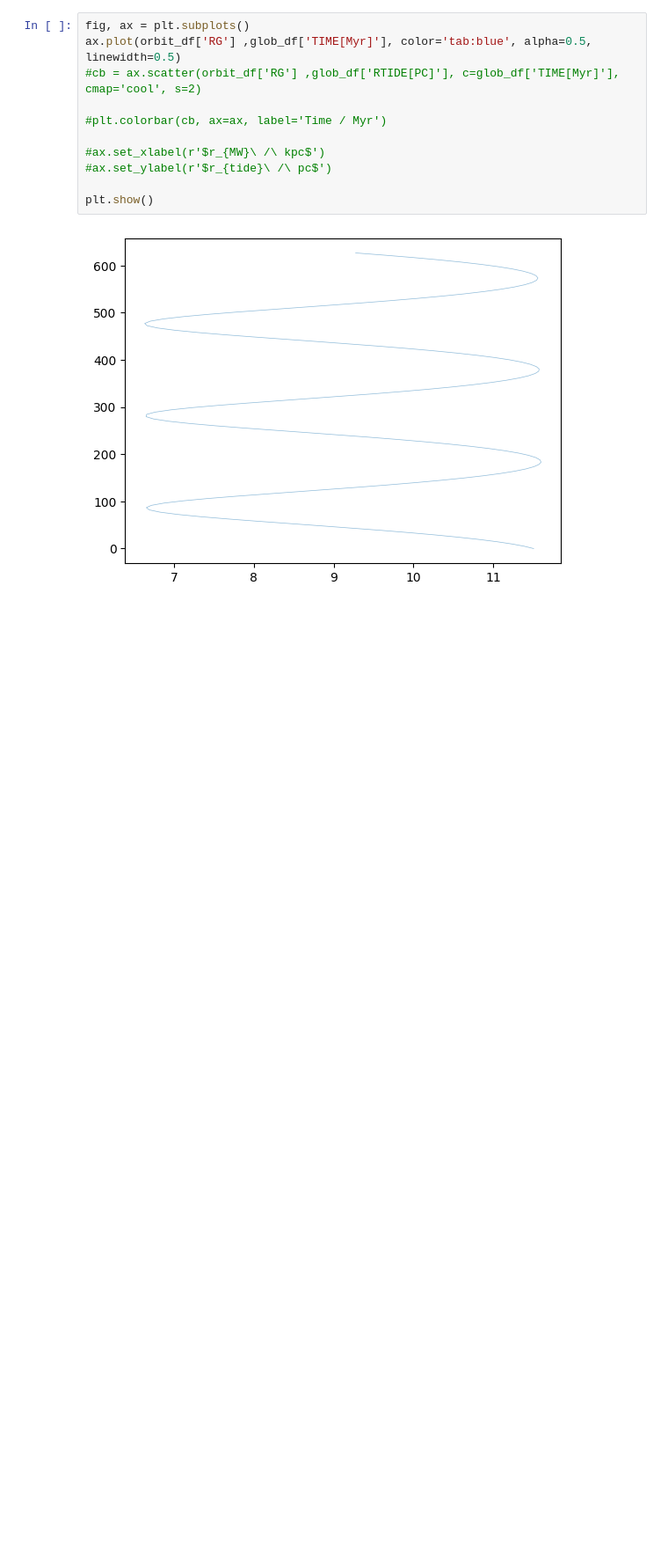
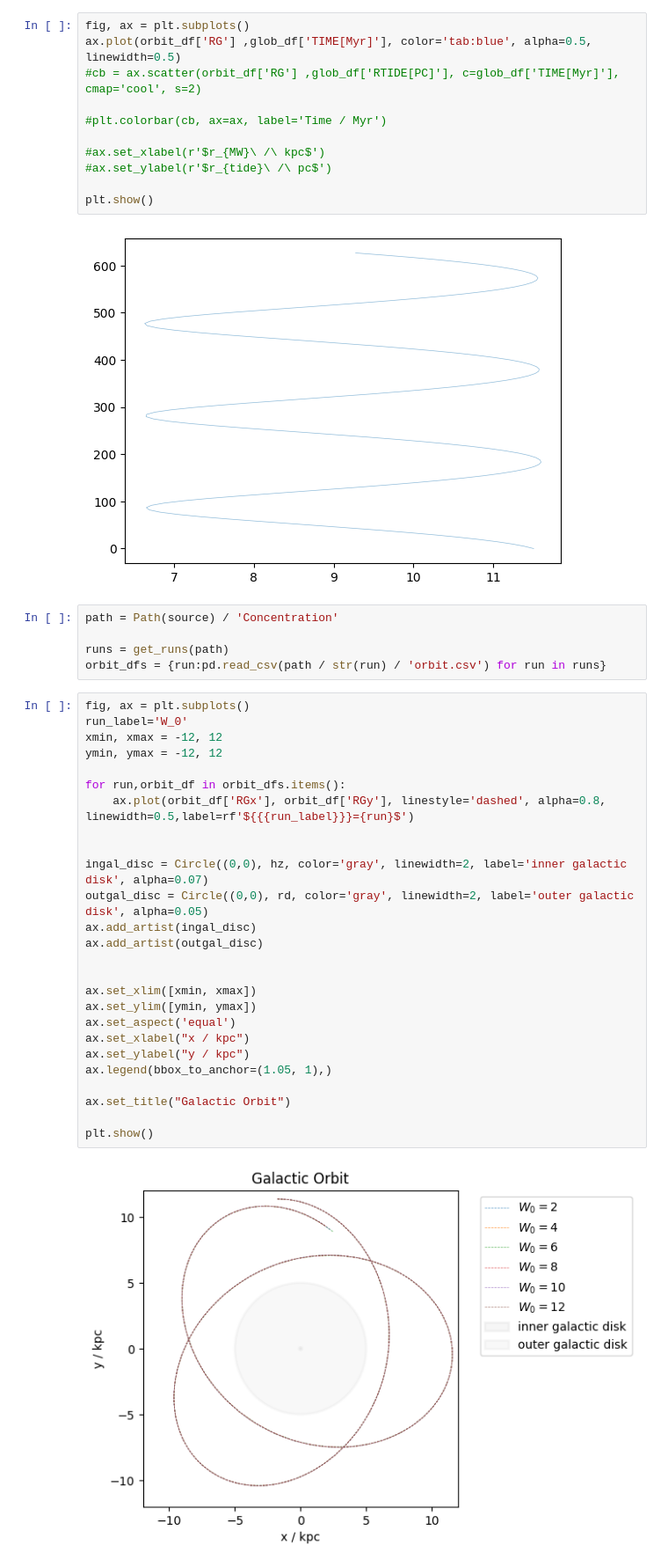
Before and after one commit to RSPicken2/stellar-streams, a Jupyter notebook: OrbitAnalysis.ipynb, the cells around one changed output. Shown at 88% size. Drawn from its saved outputs; the diff is of its cells as text; blank space fills up the shorter version.

Commit message:
Add orbit plots for runs

```diff
--- a/OrbitAnalysis.ipynb
+++ b/OrbitAnalysis.ipynb
@@ -159,3 +162,36 @@ ax.plot(orbit_df['RG'] ,glob_df['TIME[Myr]'], color='tab:blue', alpha=0.5, linew
 plt.show()
 # %% [output]
 [figure]
+# %%
+path = Path(source) / 'Concentration'
+
+runs = get_runs(path)
+orbit_dfs = {run:pd.read_csv(path / str(run) / 'orbit.csv') for run in runs}
+# %%
+fig, ax = plt.subplots()
+run_label='W_0'
+xmin, xmax = -12, 12
+ymin, ymax = -12, 12
+
+for run,orbit_df in orbit_dfs.items():
+    ax.plot(orbit_df['RGx'], orbit_df['RGy'], linestyle='dashed', alpha=0.8, linewidth=0.5,label=rf'${{{run_label}}}={run}$')
+
+
+ingal_disc = Circle((0,0), hz, color='gray', linewidth=2, label='inner galactic disk', alpha=0.07)
+outgal_disc = Circle((0,0), rd, color='gray', linewidth=2, label='outer galactic disk', alpha=0.05)
+ax.add_artist(ingal_disc)
+ax.add_artist(outgal_disc)
+
+
+ax.set_xlim([xmin, xmax])
+ax.set_ylim([ymin, ymax])
+ax.set_aspect('equal')
+ax.set_xlabel("x / kpc")
+ax.set_ylabel("y / kpc")
+ax.legend(bbox_to_anchor=(1.05, 1),)
+
+ax.set_title("Galactic Orbit")
+
+plt.show()
+# %% [output]
+[figure, added]
```
Also changed, not shown: parts of 5 cells of this notebook.
